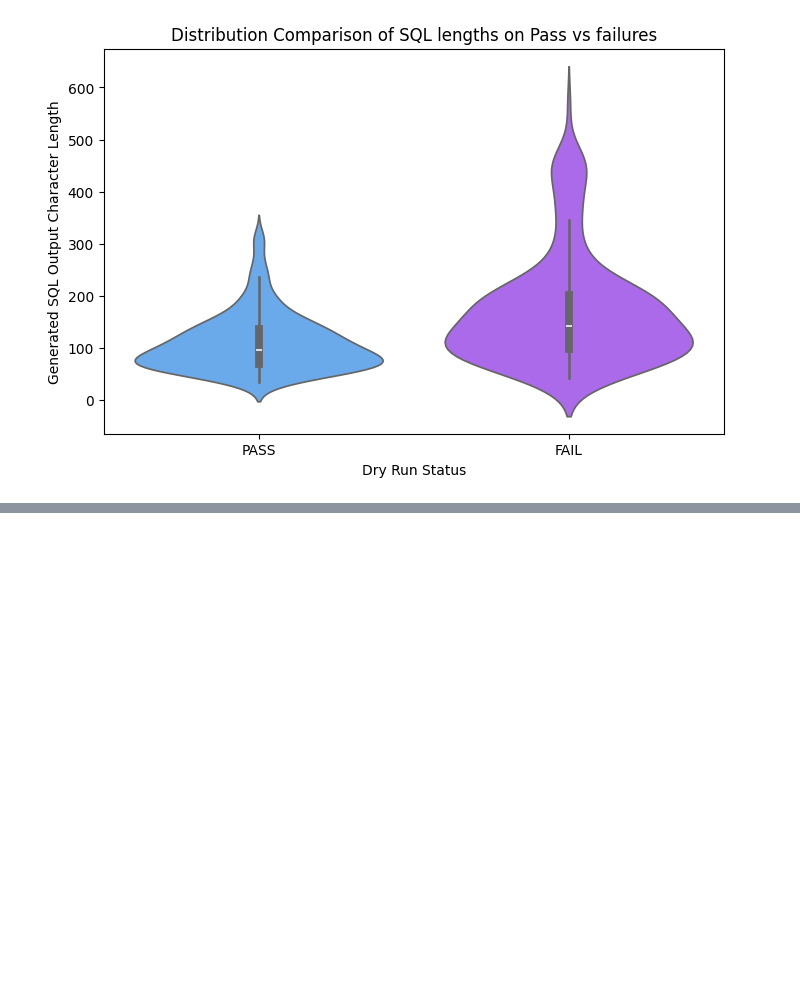
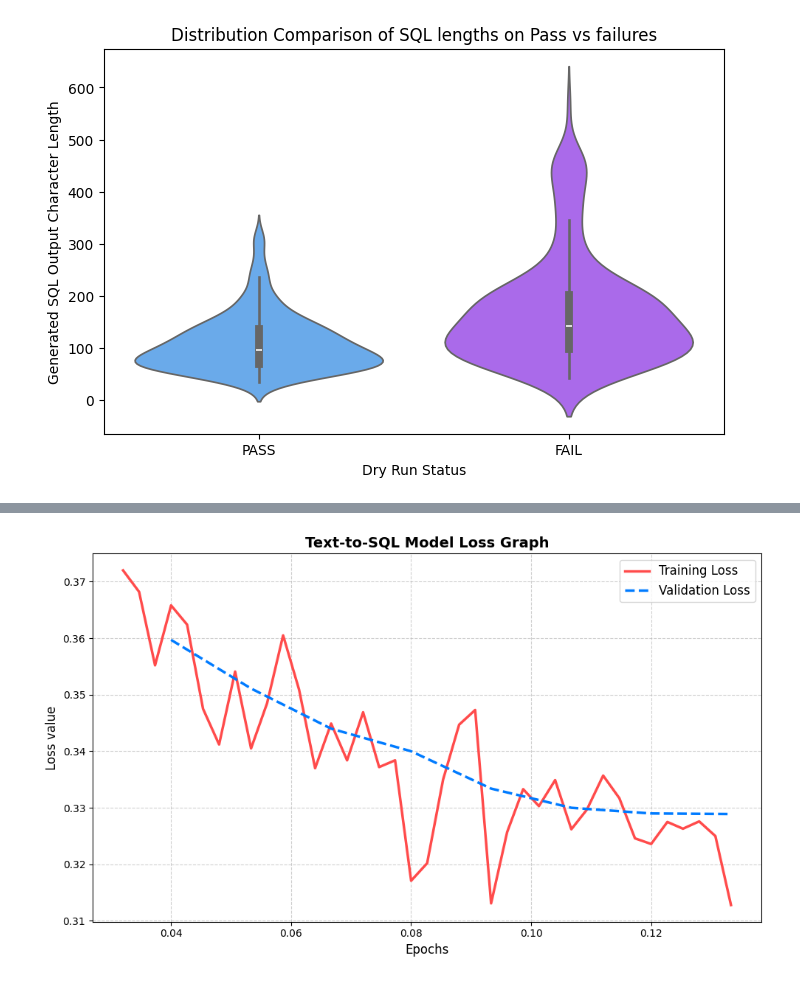
Before and after one commit to sanjaykr33/aai-590-tinysql, a Jupyter notebook: notebook/AAI_590_IN1_Capstone_Project.ipynb, the cells around one changed output, grey strips where cells are left out. Cells and saved outputs as stored; diff of their text form; code cells hidden in the pictures; blank space fills up the shorter version.

```diff
--- a/notebook/AAI_590_IN1_Capstone_Project.ipynb
+++ b/notebook/AAI_590_IN1_Capstone_Project.ipynb
@@ -899,0 +962,63 @@ plt.show()
+# %%
+import ast
+import pandas as pd
+import matplotlib.pyplot as plt
+
+# 1. Read and parse metrics
+log_file_path = "gemma-sft.log"
+train_metrics = []
+eval_metrics = []
+
+with open(log_file_path, "r") as f:
+    for line in f:
+        line = line.strip()
+        if line.startswith("{"):
+            try:
+                # Safely parse string dictionaries
+                metric_dict = ast.literal_eval(line)
+
+                # Check for standard Training Loss
+                if "loss" in metric_dict and "eval_loss" not in metric_dict:
+                    train_metrics.append({
+                        "epoch": float(metric_dict["epoch"]),
+                        "train_loss": float(metric_dict["loss"])
+                    })
+
+                # Check for Validation/Evaluation Loss
+                elif "eval_loss" in metric_dict:
+                    eval_metrics.append({
+                        "epoch": float(metric_dict["epoch"]),
+                        "eval_loss": float(metric_dict["eval_loss"])
+                    })
+            except Exception:
+                pass # Skip malformed or logging summary lines
+
+# 2. Convert to separate DataFrames
+df_train = pd.DataFrame(train_metrics)
+df_eval = pd.DataFrame(eval_metrics)
+
+# 3. Create the Plot
+plt.figure(figsize=(10, 6))
+
+# --- Plot Training Loss ---
+if not df_train.empty:
+    plt.plot(df_train["epoch"], df_train["train_loss"], label="Training Loss", color="#FF4B4B", linewidth=2.5)
+
+# --- Plot Validation Loss (if present) ---
+if not df_eval.empty:
+    plt.plot(df_eval["epoch"], df_eval["eval_loss"], label="Validation Loss", color="#007BFF", linestyle="--", linewidth=2.5)
+else:
+    print("⚠️  No 'eval_loss' found in your log file. To get validation checks, ensure you provide validation data to SFTTrainer in sft.py")
+
+# Style choices
+plt.xlabel("Epochs", fontsize=12)
+plt.ylabel("Loss value", fontsize=12)
+plt.title("Text-to-SQL Model Loss Graph", fontsize=14, fontweight='bold')
+plt.grid(True, linestyle="--", alpha=0.6)
+plt.legend(fontsize=12)
+
+# Display the graph
+plt.tight_layout()
+plt.show()
+# %% [output]
+[figure, added]
```
Also changed, not shown: parts of 5 cells of this notebook.
